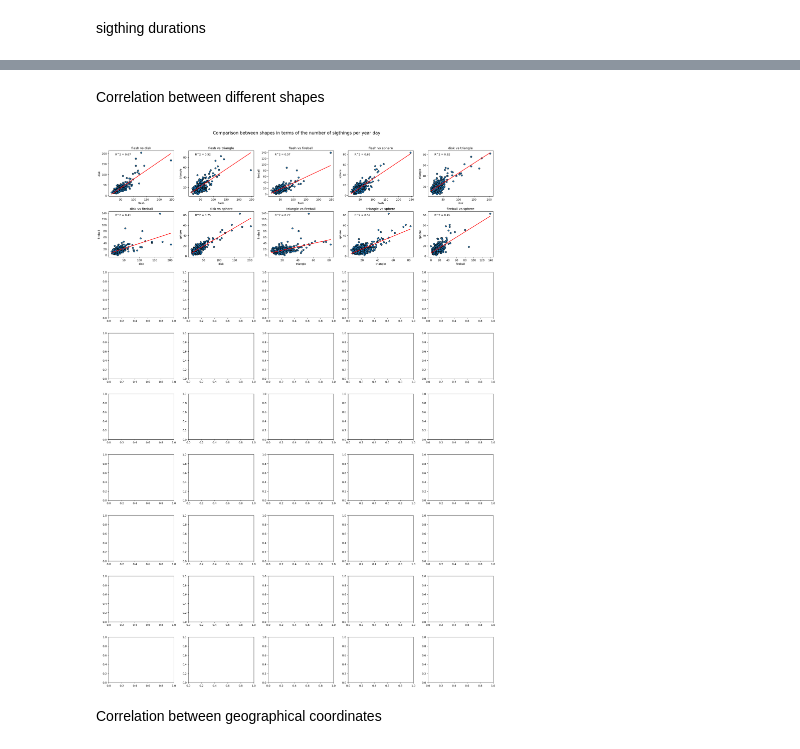
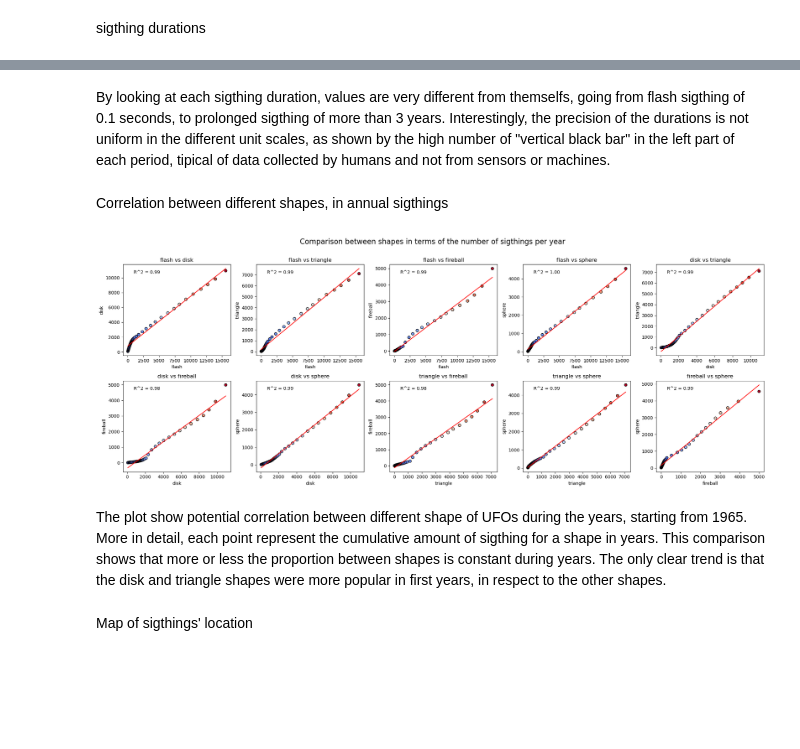
Before and after one commit to BalducciFrancesco/02806-Social-Data-Analysis-and-Visualization, a Jupyter notebook: ufo_technical.ipynb, the cells around one changed output, grey strips where cells are left out. Drawn from its saved outputs; the diff is of its cells as text; code cells hidden in the pictures; blank space fills up the shorter version.

Commit message:
part completed

```diff
--- a/ufo_technical.ipynb
+++ b/ufo_technical.ipynb
@@ -220,32 +233,38 @@ plt.show()
+# %% [markdown]
+By looking at each sigthing duration, values are very different from themselfs, going from flash sigthing of 0.1 seconds, to prolonged sigthing of more than 3 years. Interestingly, the precision of the durations is not uniform in the different unit scales, as shown by the high number of "vertical black bar" in the left part of each period, tipical of data collected by humans and not from sensors or machines.
 # %% [markdown]
-Correlation between different shapes
+Correlation between different shapes, in annual sigthings
 # %%
 from itertools import combinations
 from scipy.stats import linregress
 
-# Too lazy to do linear regression by hand
 focus_cat = ['flash', 'disk', 'triangle', 'fireball', 'sphere'] # categories with more than 5000 sightings
 year_data = {}
 rvalues = {}
+small_dataset = dataset[dataset['datetime'].dt.year > 1965]  # even with filtering, figures have a lot of correlation
 for shape in focus_cat:
-    subset_data = dataset[dataset['shape'] == shape]
-    year_data[shape] = subset_data['datetime'].dt.day_of_year.value_counts().reindex(range(1, 367), fill_value=0)
-fig, axs = plt.subplots(9, 5, figsize=(21, 29.7)) # A4 size
+    subset_data = small_dataset[small_dataset['shape'] == shape]
+    year_data[shape] = subset_data['datetime'].dt.year.value_counts()
+    year_data[shape] = year_data[shape].reindex(np.arange(subset_data['datetime'].dt.year.min(), subset_data['datetime'].dt.year.max()), fill_value=0)
+    year_data[shape] = np.cumsum(year_data[shape])
+fig, axs = plt.subplots(2, 5, figsize=(21, 8)) # A4 size
 axs = axs.flatten()
 for i, (shape1, shape2) in enumerate(combinations(focus_cat, 2)):
     slope, intercept, rvalue, _, _ = linregress(year_data[shape1], year_data[shape2])
     rvalues[(shape1, shape2)] = rvalue**2
     axs[i].plot(year_data[shape1], slope*year_data[shape1] + intercept, color='red')
     axs[i].scatter(year_data[shape1], year_data[shape2], c=year_data[shape1], cmap='coolwarm', edgecolor='k')
     axs[i].set_title(f"{shape1} vs {shape2}")
     axs[i].set_xlabel(shape1)
     axs[i].set_ylabel(shape2)
     axs[i].text(0.1, 0.9, f"R^2 = {rvalue**2:.2f}", transform=axs[i].transAxes)
 
-plt.suptitle("Comparison between shapes in terms of the number of sigthings per year day", fontsize=16)
+plt.suptitle("Comparison between shapes in terms of the number of sigthings per year", fontsize=16)
 plt.tight_layout(rect=[0, 0, 1, 0.97])
 plt.show()
 # %% [output]
-[figure, old version]
+[figure, new version]
+# %% [markdown]
+The plot show potential correlation between different shape of UFOs during the years, starting from 1965. More in detail, each point represent the cumulative amount of sigthing for a shape in years. This comparison shows that more or less the proportion between shapes is constant during years. The only clear trend is that the disk and triangle shapes were more popular in first years, in respect to the other shapes.
 # %% [markdown]
-Correlation between geographical coordinates
+Map of sigthings' location
```
Also changed, not shown: parts of 15 cells of this notebook.
